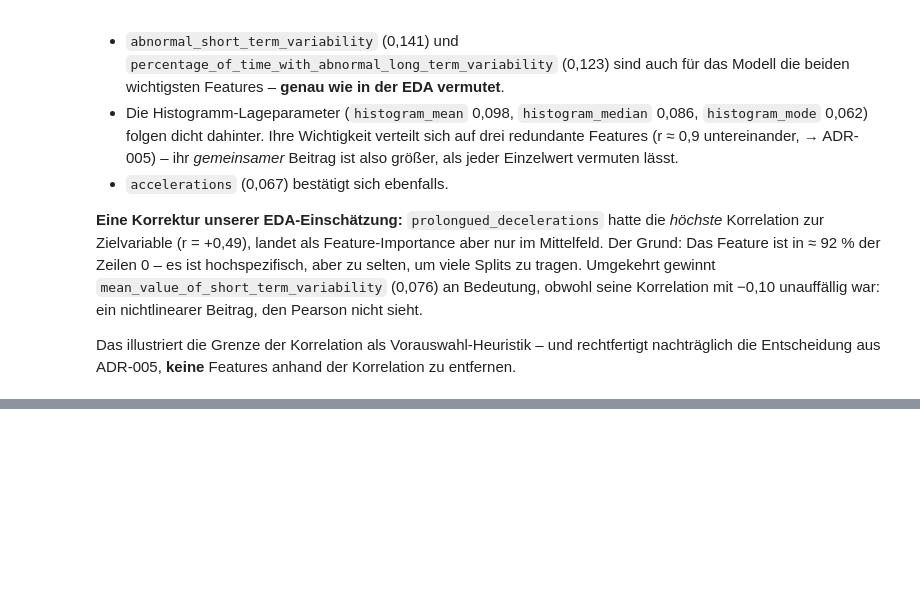
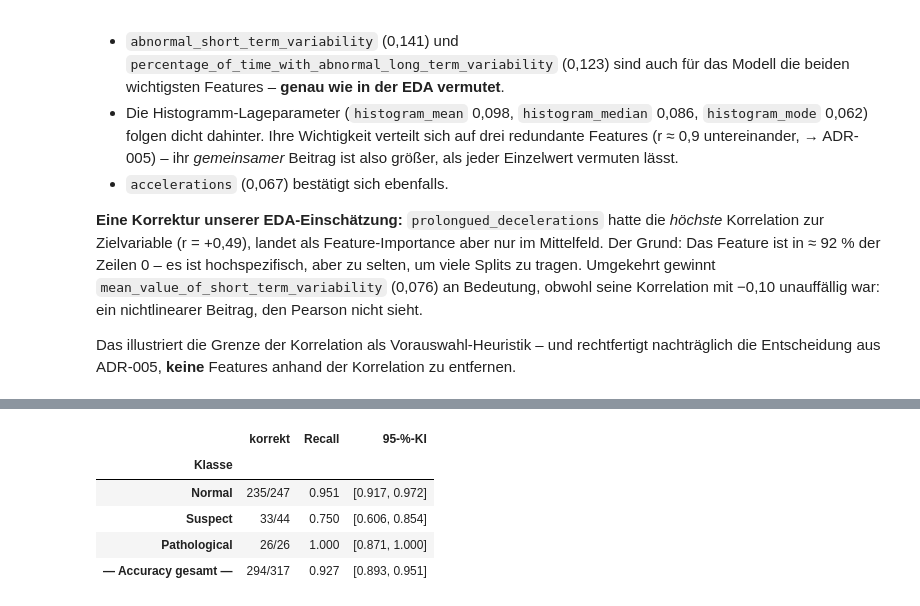
Before and after one commit to spaiK111/DHBW-ML-Assignment, a Jupyter notebook: src/fetal_health_modellvergleich.ipynb, the cells around one changed output, grey strips where cells are left out. Drawn from its saved outputs; the diff is of its cells as text; code cells hidden in the pictures; blank space fills up the shorter version.

```diff
--- a/src/fetal_health_modellvergleich.ipynb
+++ b/src/fetal_health_modellvergleich.ipynb
@@ -1782,0 +1801,41 @@ Learning)*
+# %%
+# Quelle: Claude
+import math
+
+
+def wilson_intervall(k, n, z=1.96):
+    """95-%-Konfidenzintervall fuer einen Anteil k/n nach Wilson.
+
+    Robuster als das Normal-Approximationsintervall, wenn n klein ist oder
+    der Anteil nahe 0 bzw. 1 liegt (hier: Recall 26/26 = 1.0).
+    """
+    p = k / n
+    nenner = 1 + z**2 / n
+    zentrum = (p + z**2 / (2 * n)) / nenner
+    spanne = z * math.sqrt(p * (1 - p) / n + z**2 / (4 * n**2)) / nenner
+    return max(0.0, zentrum - spanne), min(1.0, zentrum + spanne)
+
+
+# Treffer je Klasse aus der Diagonale der Konfusionsmatrix
+zeilen = []
+for i, name in enumerate(TARGET_NAMES):
+    treffer, gesamt = cm[i, i], cm[i].sum()
+    lo, hi = wilson_intervall(treffer, gesamt)
+    zeilen.append({"Klasse": name, "korrekt": f"{treffer}/{gesamt}",
+                   "Recall": round(treffer / gesamt, 3),
+                   "95-%-KI": f"[{lo:.3f}, {hi:.3f}]"})
+
+treffer_gesamt = int(np.trace(cm))
+lo, hi = wilson_intervall(treffer_gesamt, int(cm.sum()))
+zeilen.append({"Klasse": "— Accuracy gesamt —", "korrekt": f"{treffer_gesamt}/{cm.sum()}",
+               "Recall": round(treffer_gesamt / cm.sum(), 3),
+               "95-%-KI": f"[{lo:.3f}, {hi:.3f}]"})
+
+display(pd.DataFrame(zeilen).set_index("Klasse"))
+# %% [output]
+|  | korrekt | Recall | 95-%-KI |
+| Klasse |  |  |  |
+| Normal | 235/247 | 0.951 | [0.917, 0.972] |
+| Suspect | 33/44 | 0.750 | [0.606, 0.854] |
+| Pathological | 26/26 | 1.000 | [0.871, 1.000] |
+| — Accuracy gesamt — | 294/317 | 0.927 | [0.893, 0.951] |
```
Also changed, not shown: parts of 11 cells of this notebook, 3 other files.
